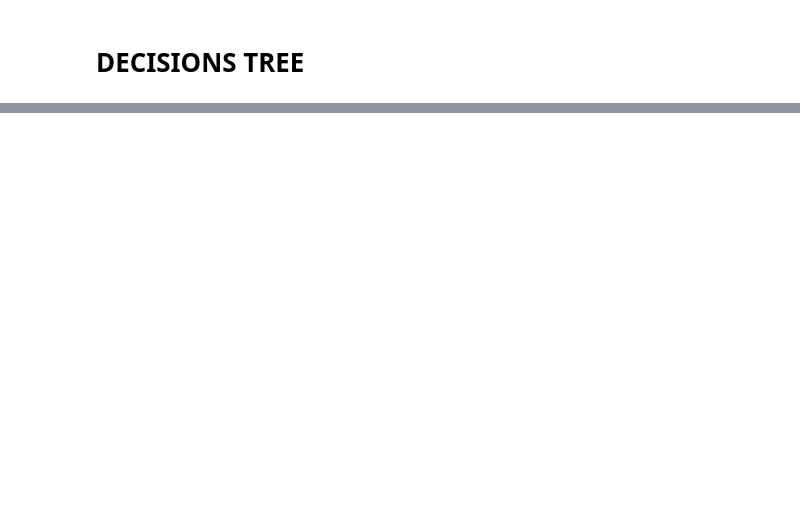
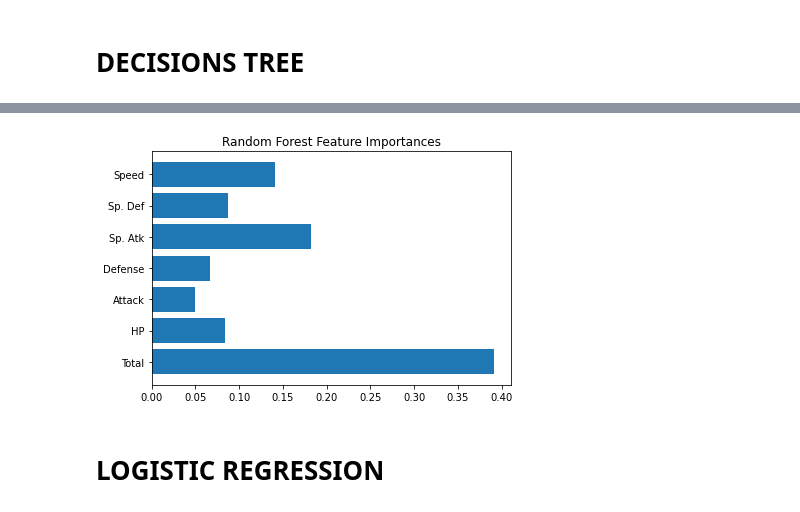
Before and after one commit to LiamLeGoffic/SPLEX_Project, a Jupyter notebook: TEST.ipynb, the cells around one changed output, grey strips where cells are left out. Drawn from its saved outputs; the diff is of its cells as text; code cells hidden in the pictures; blank space fills up the shorter version.

```diff
--- a/TEST.ipynb
+++ b/TEST.ipynb
@@ -259,0 +282,13 @@ graph.render('Lengendary status')
+# %%
+y_ticks = np.arange(0, len(feature_int))
+fig, ax = plt.subplots()
+ax.barh(y_ticks, importance)
+ax.set_yticks(y_ticks)
+ax.set_yticklabels(feature_int)
+ax.set_title("Random Forest Feature Importances")
+fig.tight_layout()
+plt.show()
+# %% [output]
+[figure, added]
+# %% [markdown]
+# LOGISTIC REGRESSION
```
Also changed, not shown: parts of 11 cells of this notebook, 6 other files.
